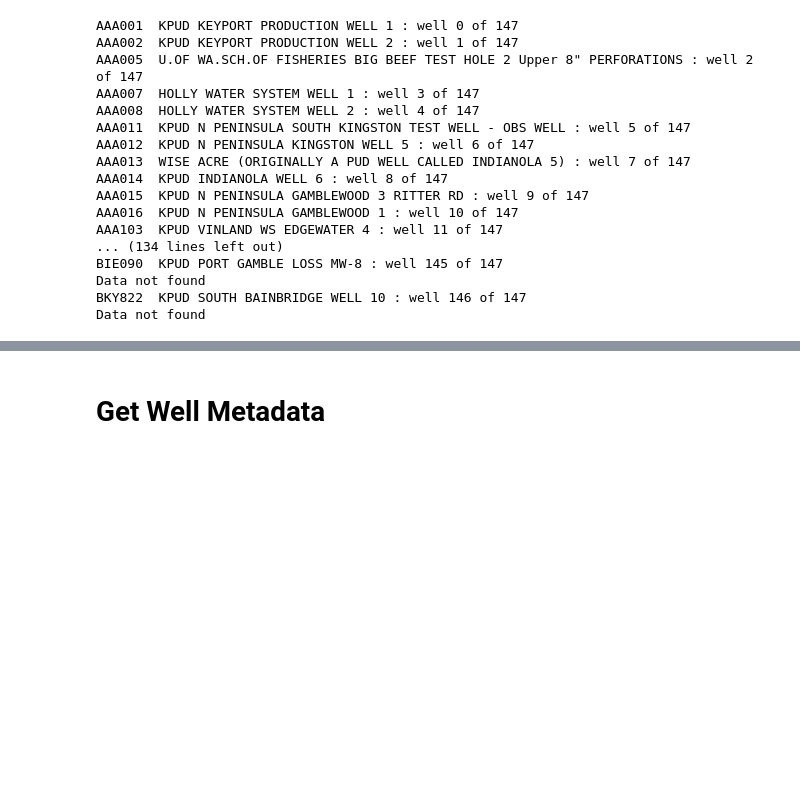
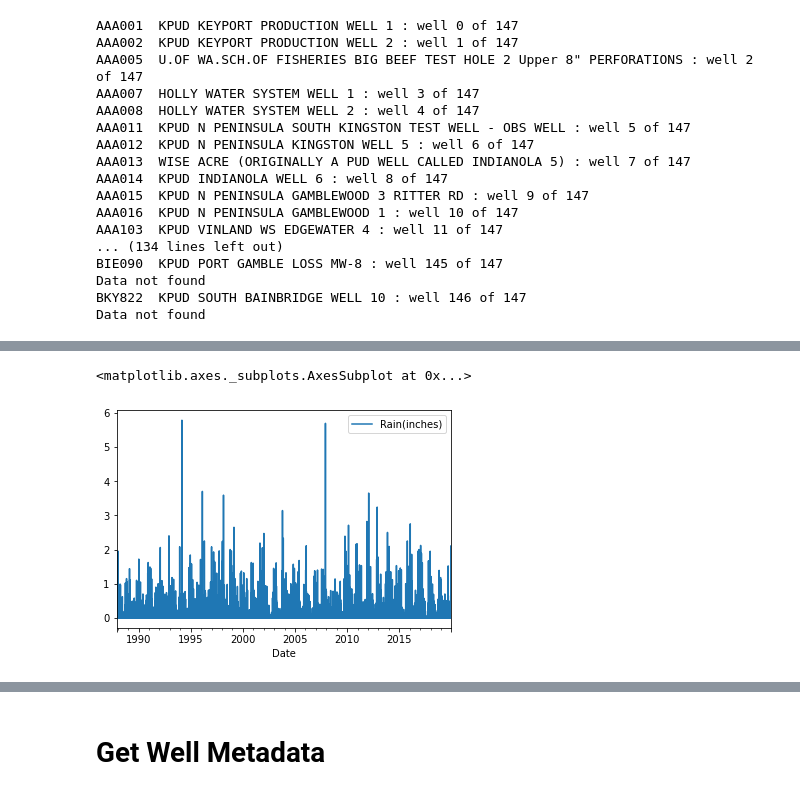
Before and after one commit to InternetGareth/Local_Weather, a Jupyter notebook: 1 - Ingest Data.ipynb, the cells around one changed output, grey strips where cells are left out. Drawn from its saved outputs; the diff is of its cells as text; code cells hidden in the pictures; blank space fills up the shorter version.

Commit message:
rain data integrated

```diff
--- a/1 - Ingest Data.ipynb
+++ b/1 - Ingest Data.ipynb
@@ -192,0 +268,2 @@ Data not found
+# %%
+rain = pd.read_csv(filename, index_col = 0)
@@ -192,0 +291,9 @@ Data not found
+# %%
+rain.index = pd.to_datetime(rain.index )
+# %%
+stations = rain['Station Name'].unique()
+# %%
+rain[rain['Station Name'] == stations[10]].plot()
+# %% [output]
+<matplotlib.axes._subplots.AxesSubplot at 0x...>
+[figure, added]
```
Also changed, not shown: parts of 8 cells of this notebook, 10 other files.
